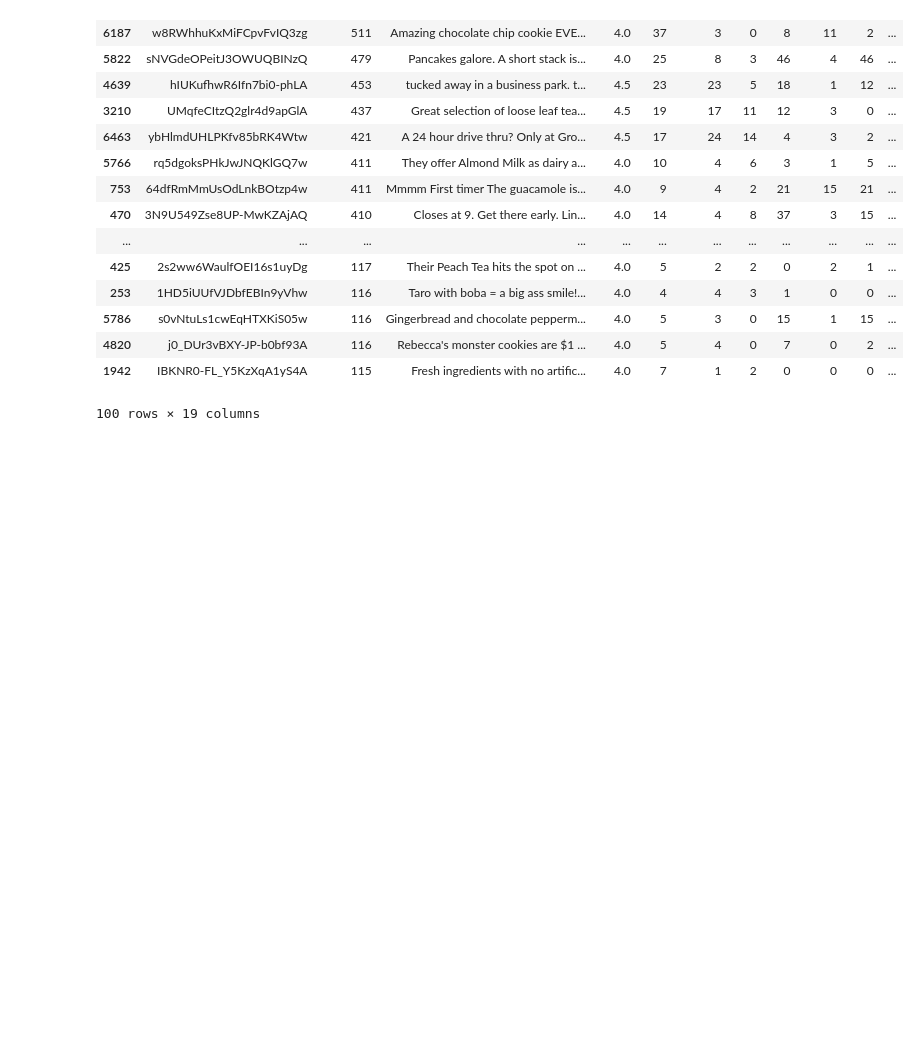
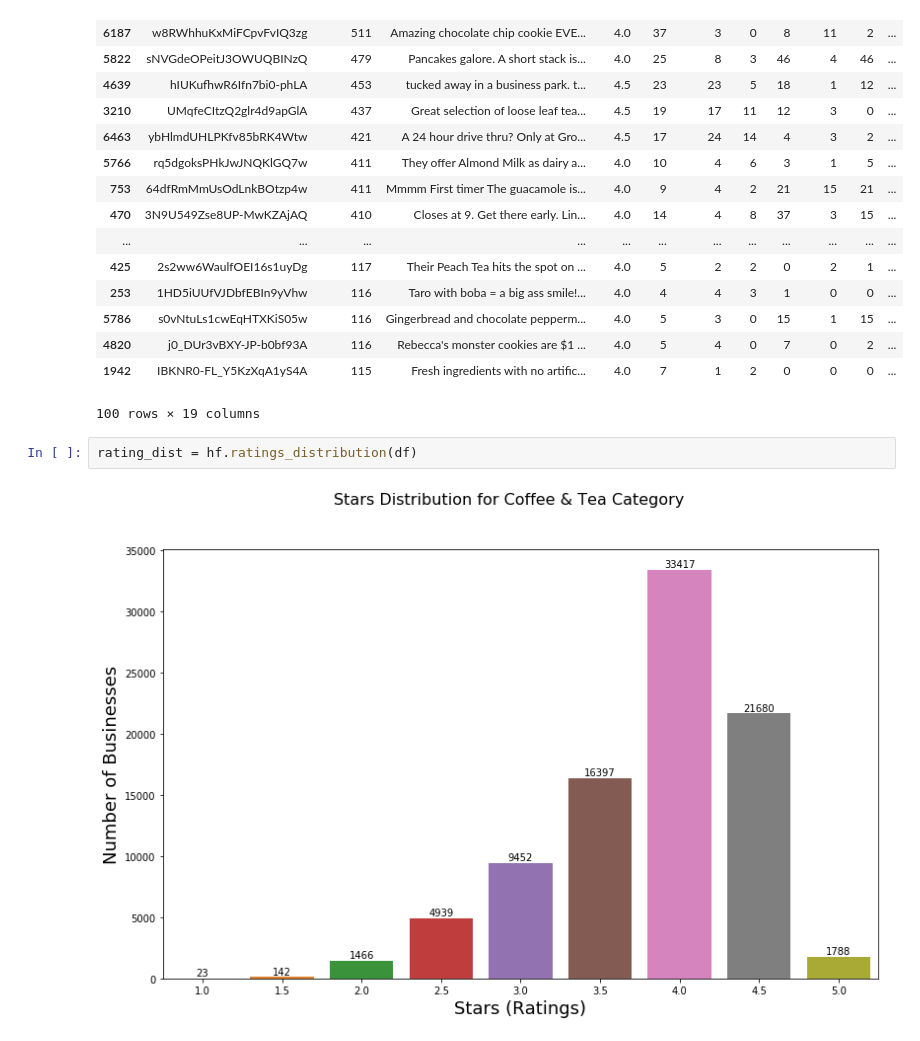
Before and after one commit to lkhwa/370-final, a Jupyter notebook: final_resource.ipynb, the cells around one changed output. Cells and saved outputs as stored; diff of their text form; blank space fills up the shorter version.

Commit message:
add visualizations for rating distribution, removed unused txt files

```diff
--- a/final_resource.ipynb
+++ b/final_resource.ipynb
@@ -94,3 +94,7 @@ top_100_business
 | 4820 | j0_DUr3vBXY-JP-b0bf93A | 116 | Rebecca's monster cookies are $1 ... | 4.0 | 5 | 4 | 0 | 7 | 0 | 2 | ... |
 | 1942 | IBKNR0-FL_Y5KzXqA1yS4A | 115 | Fresh ingredients with no artific... | 4.0 | 7 | 1 | 2 | 0 | 0 | 0 | ... |
 100 rows × 19 columns
+# %%
+rating_dist = hf.ratings_distribution(df)
+# %% [output]
+[figure, added]
```
Also changed, not shown: 3 other files.
